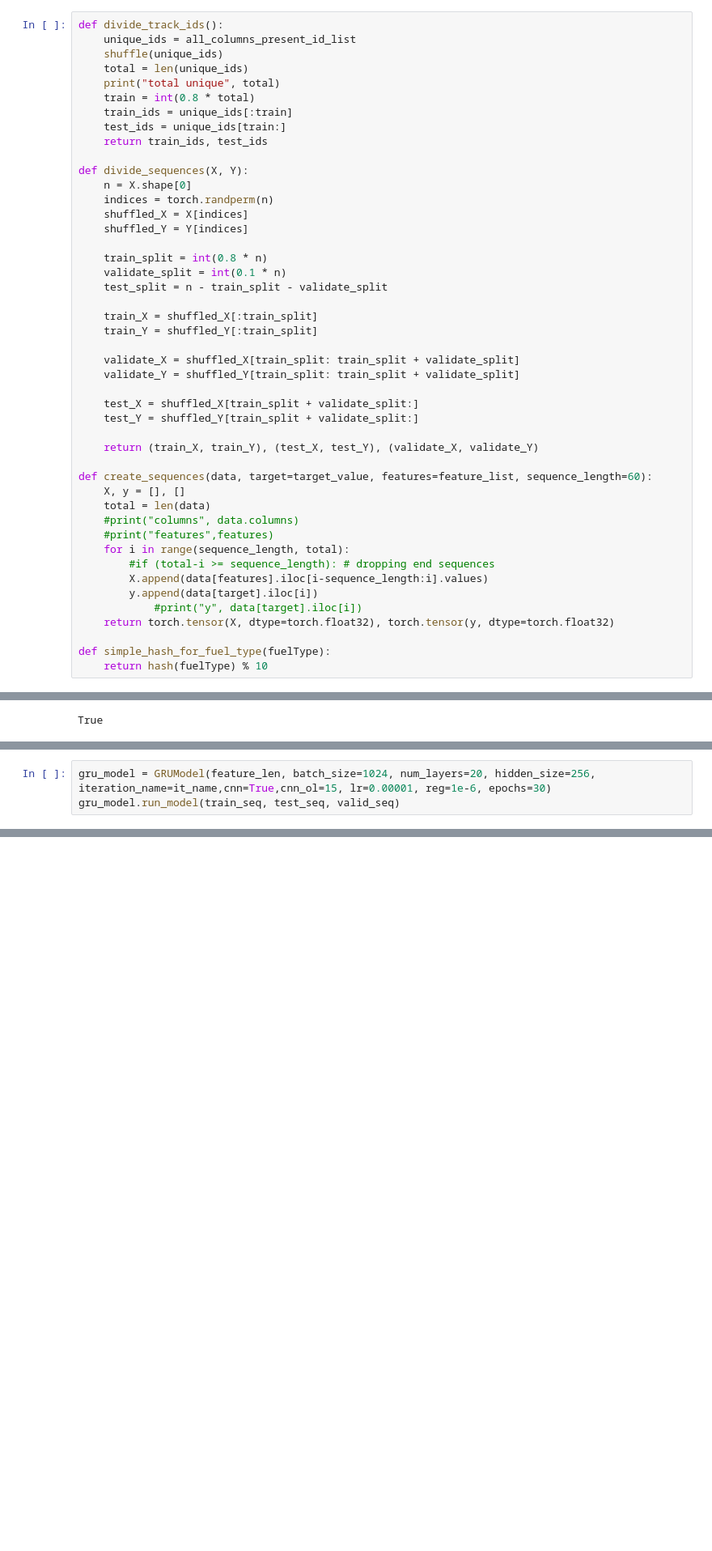
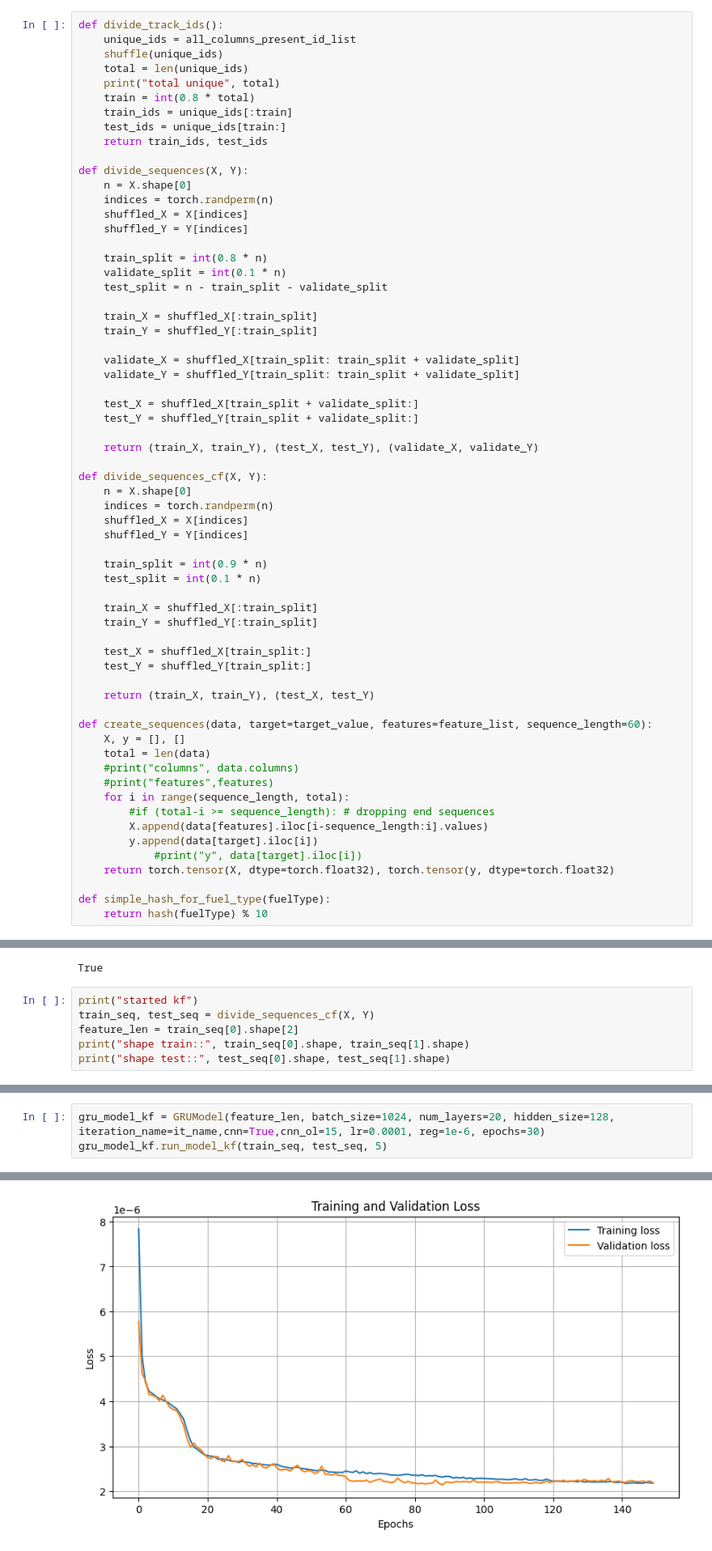
Before and after one commit to swetshgit/DL2025_CUDA_Exercise, a Jupyter notebook: GRU.ipynb, the cells around one changed output, grey strips where cells are left out. Shown: that part at 81% size. Drawn from its saved outputs; the diff is of its cells as text; blank space fills up the shorter version.

```diff
--- a/GRU.ipynb
+++ b/GRU.ipynb
@@ -150,6 +151,23 @@ def divide_sequences(X, Y):
 
     return (train_X, train_Y), (test_X, test_Y), (validate_X, validate_Y)
 
+def divide_sequences_cf(X, Y):
+    n = X.shape[0]
+    indices = torch.randperm(n)
+    shuffled_X = X[indices]
+    shuffled_Y = Y[indices]
+
+    train_split = int(0.9 * n)
+    test_split = int(0.1 * n)
+
+    train_X = shuffled_X[:train_split]
+    train_Y = shuffled_Y[:train_split]
+
+    test_X = shuffled_X[train_split:]
+    test_Y = shuffled_Y[train_split:]
+
+    return (train_X, train_Y), (test_X, test_Y)
+
 def create_sequences(data, target=target_value, features=feature_list, sequence_length=60):
     X, y = [], []
     total = len(data)
@@ -490,3 +549,9 @@ Fri Apr 26 15:26:54 2024
 torch.cuda.is_available()
 # %% [output]
 True
+# %%
+print("started kf")
+train_seq, test_seq = divide_sequences_cf(X, Y)
+feature_len = train_seq[0].shape[2]
+print("shape train::", train_seq[0].shape, train_seq[1].shape)
+print("shape test::", test_seq[0].shape, test_seq[1].shape)
@@ -493,4 +562,4 @@ True
 # %%
-gru_model = GRUModel(feature_len, batch_size=1024, num_layers=20, hidden_size=256, iteration_name=it_name,cnn=True,cnn_ol=15, lr=0.00001, reg=1e-6, epochs=30)
-gru_model.run_model(train_seq, test_seq, valid_seq)
+gru_model_kf = GRUModel(feature_len, batch_size=1024, num_layers=20, hidden_size=128, iteration_name=it_name,cnn=True,cnn_ol=15, lr=0.0001, reg=1e-6, epochs=30)
+gru_model_kf.run_model_kf(train_seq, test_seq, 5)
 # %% [output]
@@ -513,0 +583 @@ gru_model.run_model(train_seq, test_seq, valid_seq)
+[figure, added]
```
Also changed, not shown: parts of 7 cells of this notebook, 1 other file.
